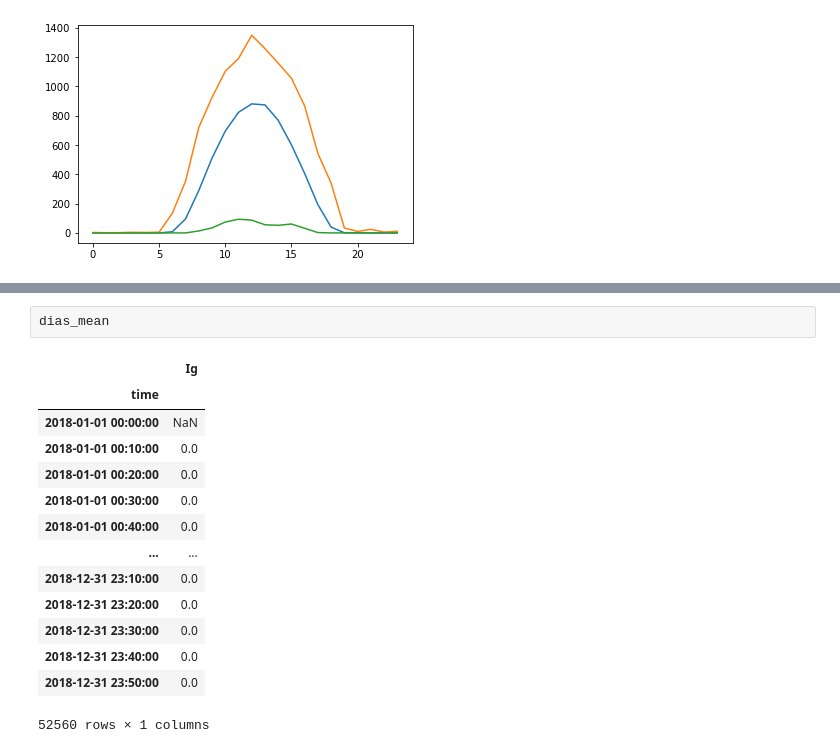
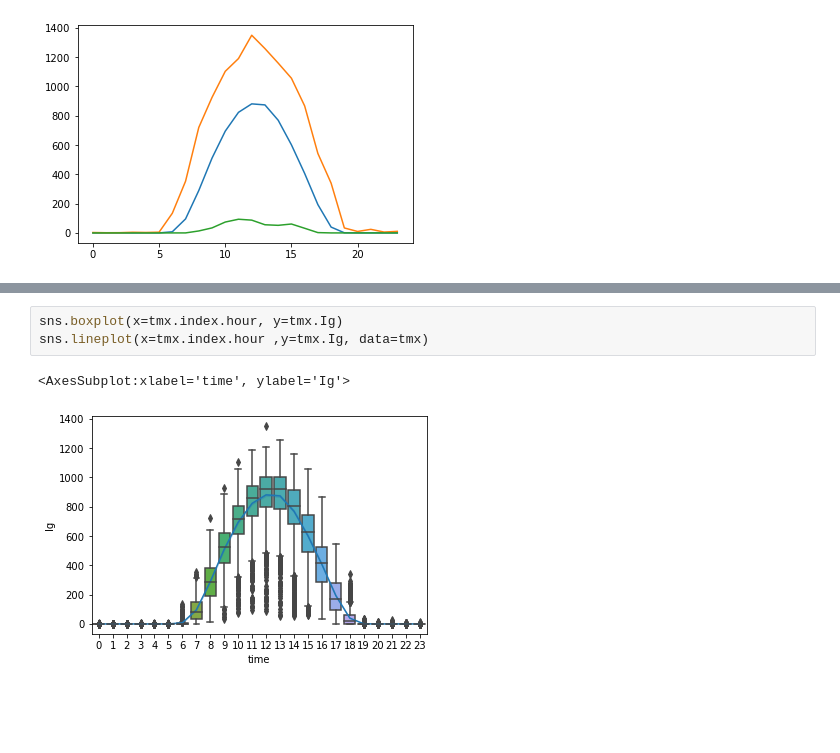
Before and after one commit to AltamarMx/mas20problemas, a Jupyter notebook: notebooks/013_calculoEstadisticos_diaPromedio.ipynb, the cells around one changed output, grey strips where cells are left out. Saved outputs shown, nothing was run; the diff lists cells and outputs as text; blank space fills up the shorter version.

```diff
--- a/notebooks/013_calculoEstadisticos_diaPromedio.ipynb
+++ b/notebooks/013_calculoEstadisticos_diaPromedio.ipynb
@@ -81,17 +82,6 @@ ax.plot(dias_mean, color="red")
-# %%
-dias_mean
-# %% [output]
-|  | Ig |
-| time |  |
-| 2018-01-01 00:00:00 | NaN |
-| 2018-01-01 00:10:00 | 0.0 |
-| 2018-01-01 00:20:00 | 0.0 |
-| 2018-01-01 00:30:00 | 0.0 |
-| 2018-01-01 00:40:00 | 0.0 |
-| ... | ... |
-| 2018-12-31 23:10:00 | 0.0 |
-| 2018-12-31 23:20:00 | 0.0 |
-| 2018-12-31 23:30:00 | 0.0 |
-| 2018-12-31 23:40:00 | 0.0 |
-| 2018-12-31 23:50:00 | 0.0 |
-52560 rows × 1 columns
+# %%
+sns.boxplot(x=tmx.index.hour, y=tmx.Ig)
+sns.lineplot(x=tmx.index.hour ,y=tmx.Ig, data=tmx)
+# %% [output]
+<AxesSubplot:xlabel='time', ylabel='Ig'>
+[figure, added]
```
Also changed, not shown: parts of 4 cells of this notebook.
